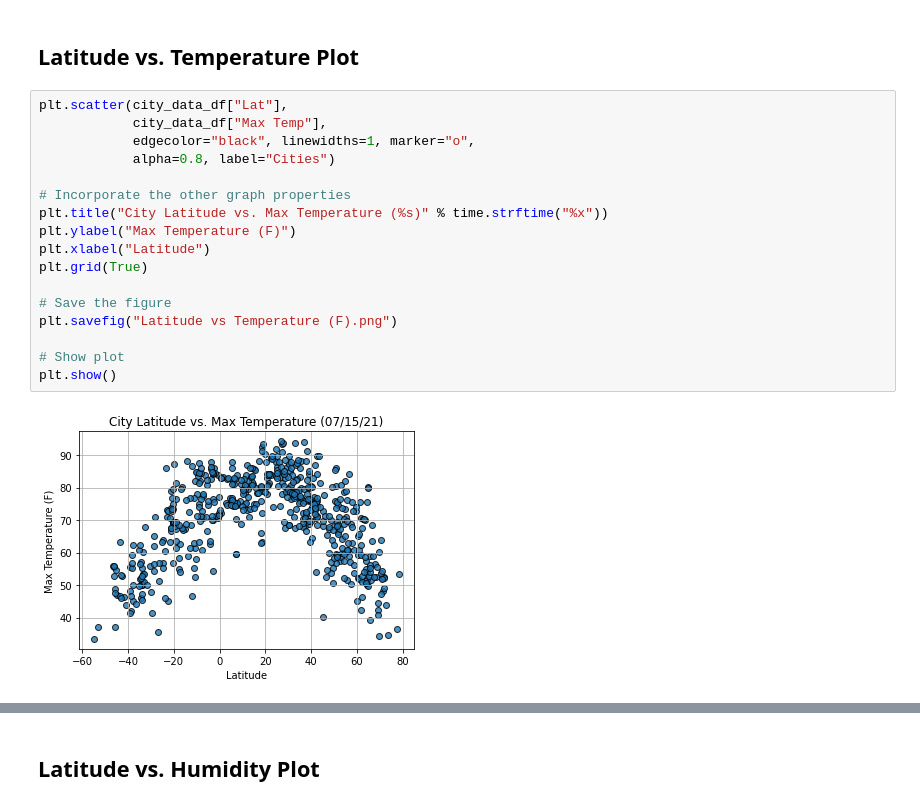
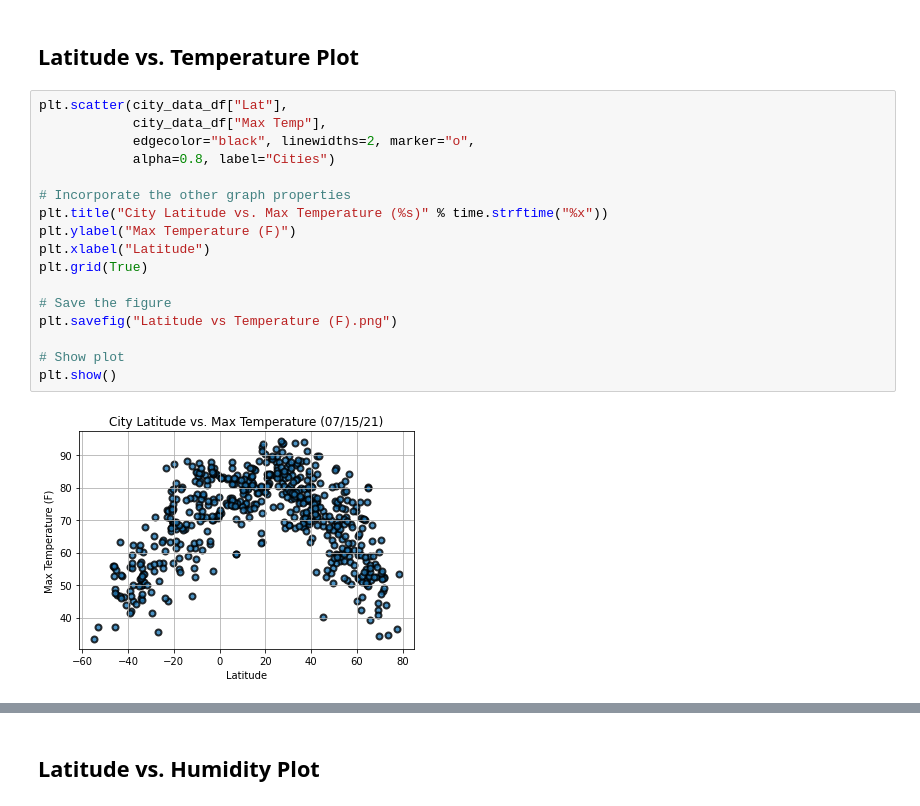
Before and after one commit to OnyNwosu/PythonAPI-Challenge, a Jupyter notebook: Instructions/WeatherPy/WeatherPy.ipynb, the cells around one changed output, grey strips where cells are left out. Drawn from its saved outputs; the diff is of its cells as text.

```diff
--- a/Instructions/WeatherPy/WeatherPy.ipynb
+++ b/Instructions/WeatherPy/WeatherPy.ipynb
@@ -275,19 +275,19 @@ Int64Index([], dtype='int64')
 # %%
 plt.scatter(city_data_df["Lat"],
             city_data_df["Max Temp"],
-            edgecolor="black", linewidths=1, marker="o",
+            edgecolor="black", linewidths=2, marker="o",
             alpha=0.8, label="Cities")
 
 # Incorporate the other graph properties
 plt.title("City Latitude vs. Max Temperature (%s)" % time.strftime("%x"))
 plt.ylabel("Max Temperature (F)")
 plt.xlabel("Latitude")
 plt.grid(True)
 
 # Save the figure
 plt.savefig("Latitude vs Temperature (F).png")
 
 # Show plot
 plt.show()
 # %% [output]
-[figure, old version]
+[figure, new version]
```
Also changed, not shown: parts of 14 cells of this notebook, 3 other files.
